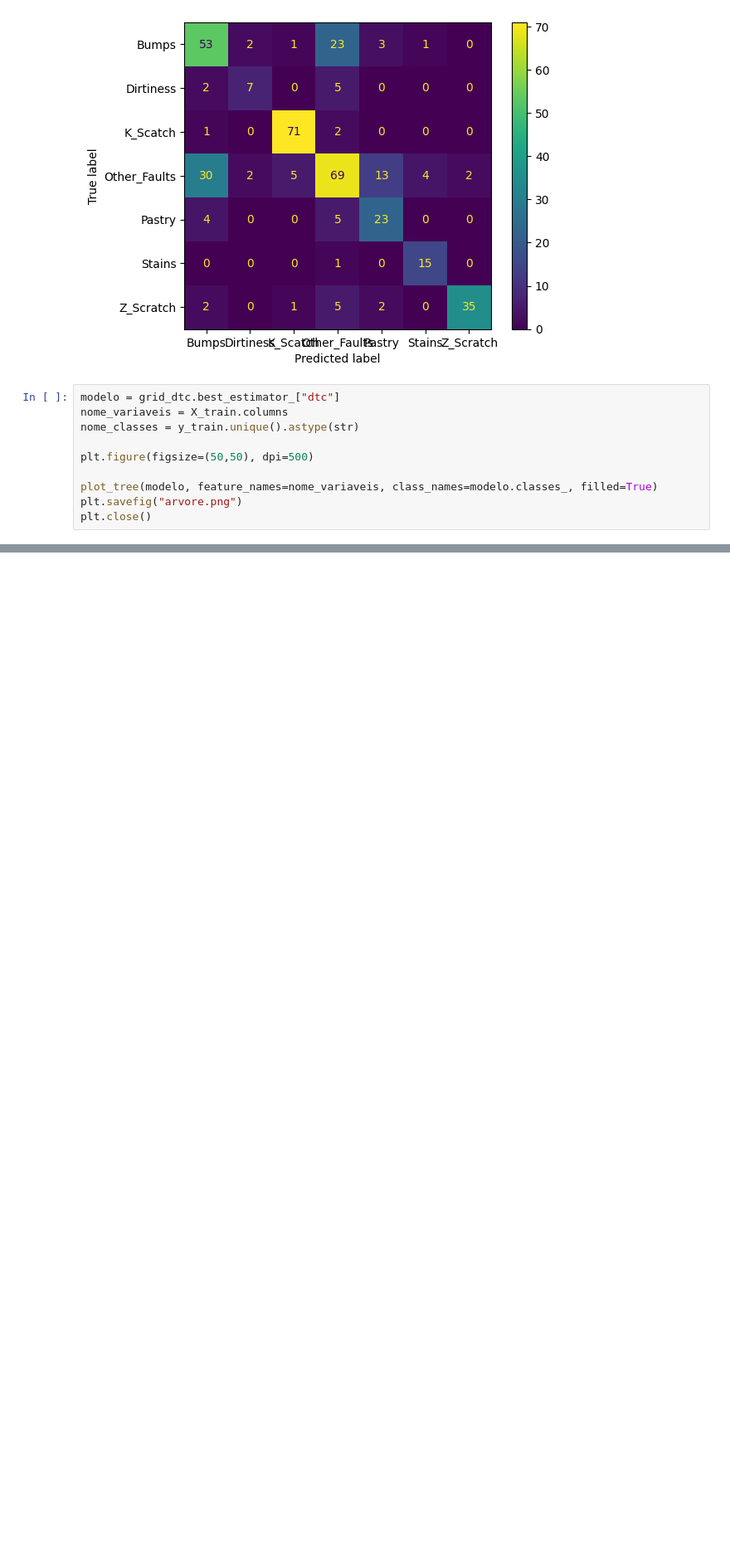
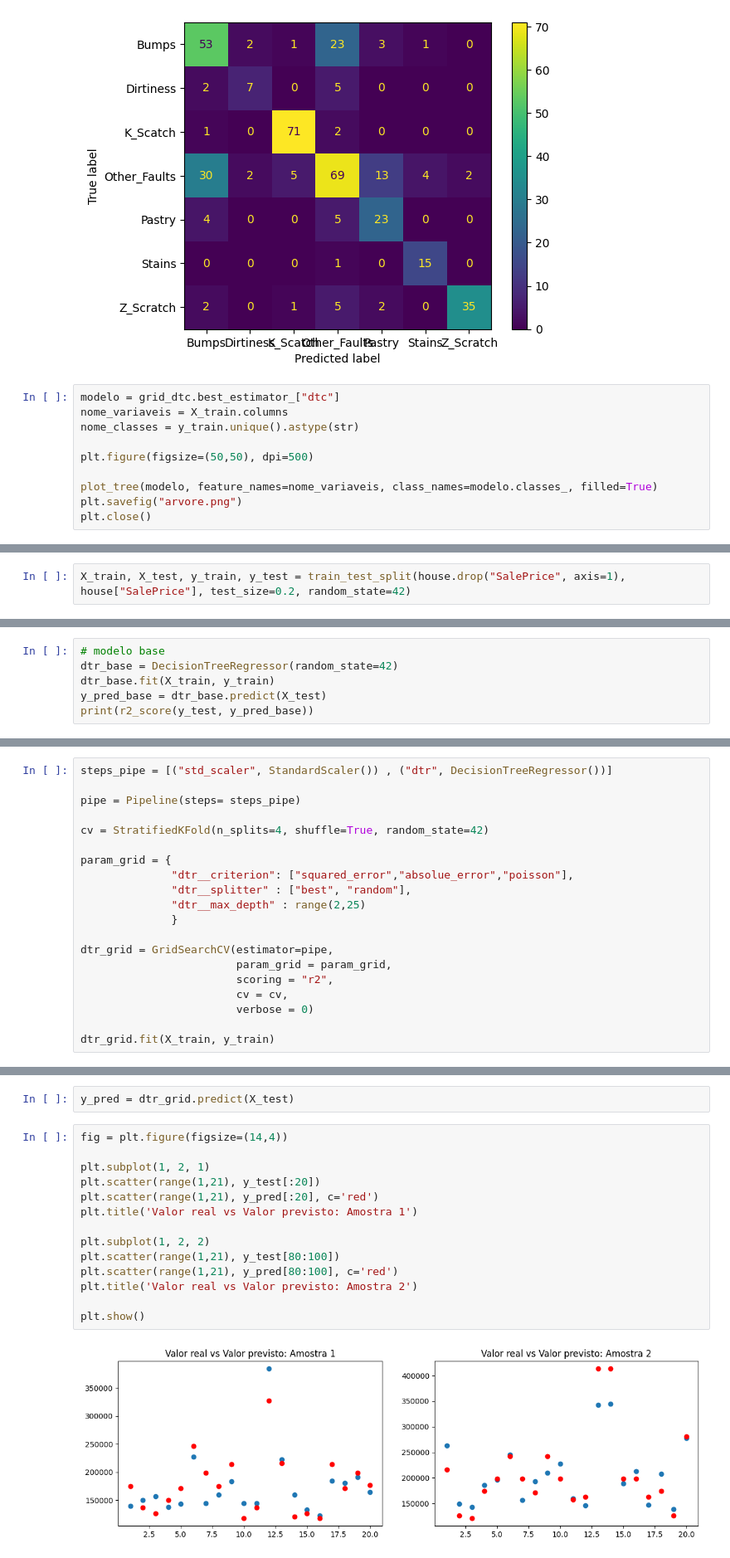
Before and after one commit to fernandobrancher/exercices_module10_machinelearning_i, a Jupyter notebook: exercise_class_6.ipynb, the cells around one changed output, grey strips where cells are left out. Shown at 83% size. Saved outputs shown, nothing was run; the diff lists cells and outputs as text; blank space fills up the shorter version.

```diff
--- a/exercise_class_6.ipynb
+++ b/exercise_class_6.ipynb
@@ -107,0 +140,2 @@ plt.close()
+# %%
+X_train, X_test, y_train, y_test = train_test_split(house.drop("SalePrice", axis=1), house["SalePrice"], test_size=0.2, random_state=42)
@@ -107,0 +144,6 @@ plt.close()
+# %%
+# modelo base
+dtr_base = DecisionTreeRegressor(random_state=42)
+dtr_base.fit(X_train, y_train)
+y_pred_base = dtr_base.predict(X_test)
+print(r2_score(y_test, y_pred_base))
@@ -107,0 +166,20 @@ plt.close()
+# %%
+steps_pipe = [("std_scaler", StandardScaler()) , ("dtr", DecisionTreeRegressor())]
+
+pipe = Pipeline(steps= steps_pipe)
+
+cv = StratifiedKFold(n_splits=4, shuffle=True, random_state=42)
+
+param_grid = {
+              "dtr__criterion": ["squared_error","absolue_error","poisson"],
+              "dtr__splitter" : ["best", "random"],
+              "dtr__max_depth" : range(2,25)
+              }
+
+dtr_grid = GridSearchCV(estimator=pipe,
+                        param_grid = param_grid,
+                        scoring = "r2",
+                        cv = cv,
+                        verbose = 0)
+
+dtr_grid.fit(X_train, y_train)
@@ -107,0 +219,18 @@ plt.close()
+# %%
+y_pred = dtr_grid.predict(X_test)
+# %%
+fig = plt.figure(figsize=(14,4))
+
+plt.subplot(1, 2, 1)
+plt.scatter(range(1,21), y_test[:20])
+plt.scatter(range(1,21), y_pred[:20], c='red')
+plt.title('Valor real vs Valor previsto: Amostra 1')
+
+plt.subplot(1, 2, 2)
+plt.scatter(range(1,21), y_test[80:100])
+plt.scatter(range(1,21), y_pred[80:100], c='red')
+plt.title('Valor real vs Valor previsto: Amostra 2')
+
+plt.show()
+# %% [output]
+[figure, added]
```
Also changed, not shown: parts of 19 cells of this notebook.
